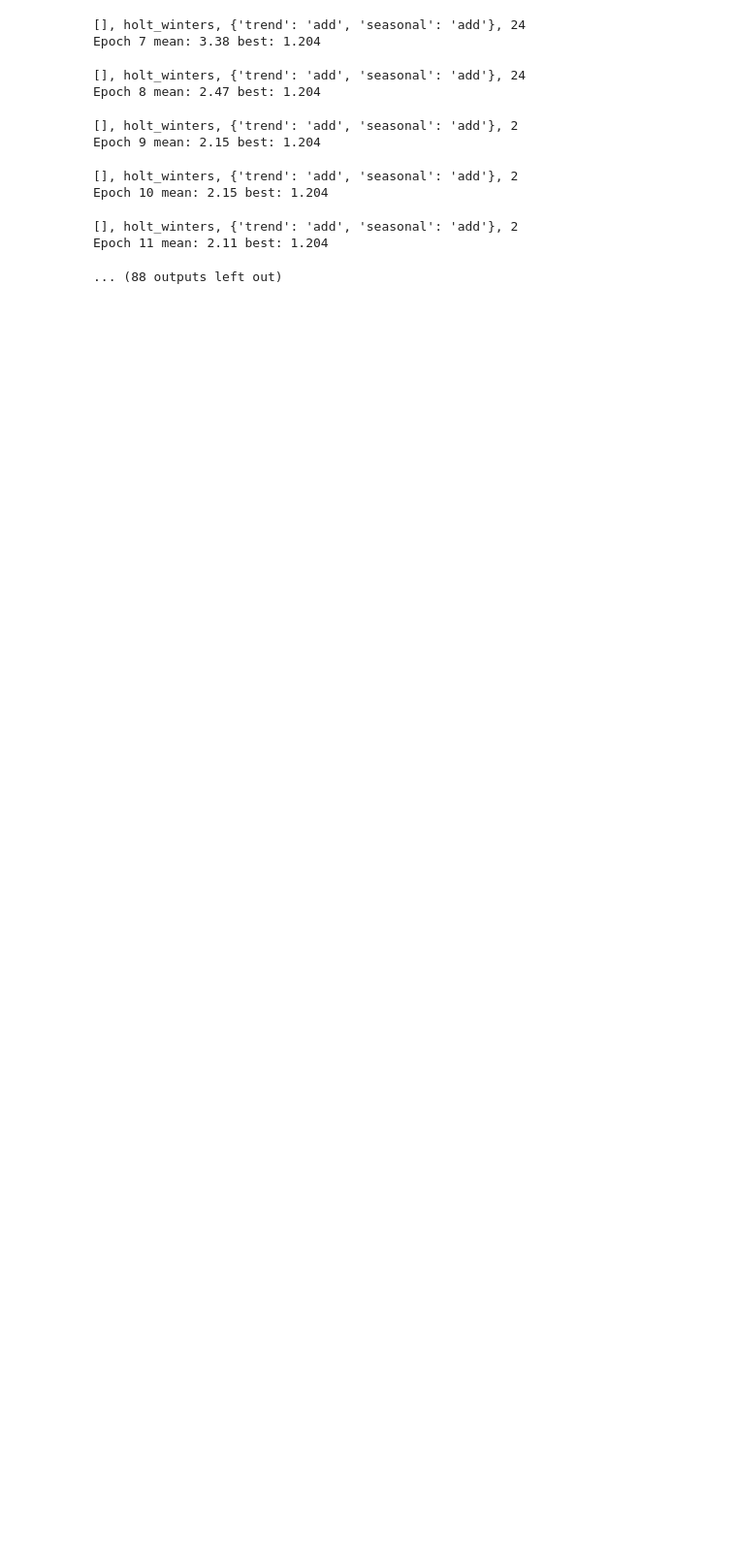
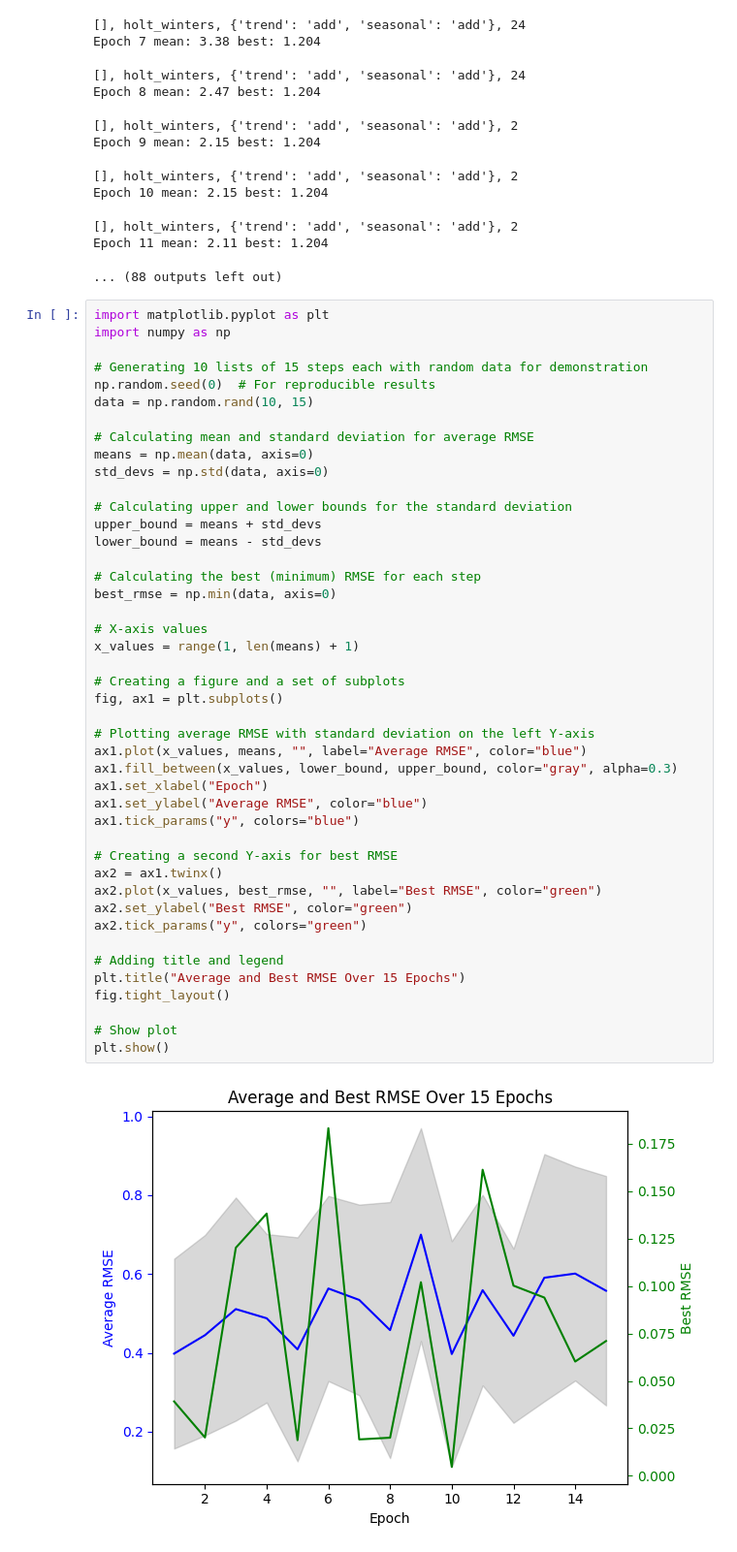
Before and after one commit to ptempelman/TSOT, a Jupyter notebook: graphing.ipynb, the cells around one changed output. Shown at 97% size. Drawn from its saved outputs; the diff is of its cells as text; blank space fills up the shorter version.

```diff
--- a/milestone.ipynb
+++ b/graphing.ipynb
@@ -148,3 +148,49 @@ Epoch 10 mean: 2.15 best: 1.204
 [], holt_winters, {'trend': 'add', 'seasonal': 'add'}, 2
 Epoch 11 mean: 2.11 best: 1.204
 ... (88 outputs left out)
+# %%
+import matplotlib.pyplot as plt
+import numpy as np
+
+# Generating 10 lists of 15 steps each with random data for demonstration
+np.random.seed(0)  # For reproducible results
+data = np.random.rand(10, 15)
+
+# Calculating mean and standard deviation for average RMSE
+means = np.mean(data, axis=0)
+std_devs = np.std(data, axis=0)
+
+# Calculating upper and lower bounds for the standard deviation
+upper_bound = means + std_devs
+lower_bound = means - std_devs
+
+# Calculating the best (minimum) RMSE for each step
+best_rmse = np.min(data, axis=0)
+
+# X-axis values
+x_values = range(1, len(means) + 1)
+
+# Creating a figure and a set of subplots
+fig, ax1 = plt.subplots()
+
+# Plotting average RMSE with standard deviation on the left Y-axis
+ax1.plot(x_values, means, "", label="Average RMSE", color="blue")
+ax1.fill_between(x_values, lower_bound, upper_bound, color="gray", alpha=0.3)
+ax1.set_xlabel("Epoch")
+ax1.set_ylabel("Average RMSE", color="blue")
+ax1.tick_params("y", colors="blue")
+
+# Creating a second Y-axis for best RMSE
+ax2 = ax1.twinx()
+ax2.plot(x_values, best_rmse, "", label="Best RMSE", color="green")
+ax2.set_ylabel("Best RMSE", color="green")
+ax2.tick_params("y", colors="green")
+
+# Adding title and legend
+plt.title("Average and Best RMSE Over 15 Epochs")
+fig.tight_layout()
+
+# Show plot
+plt.show()
+# %% [output]
+[figure, added]
```
Also changed, not shown: 7 other files.
